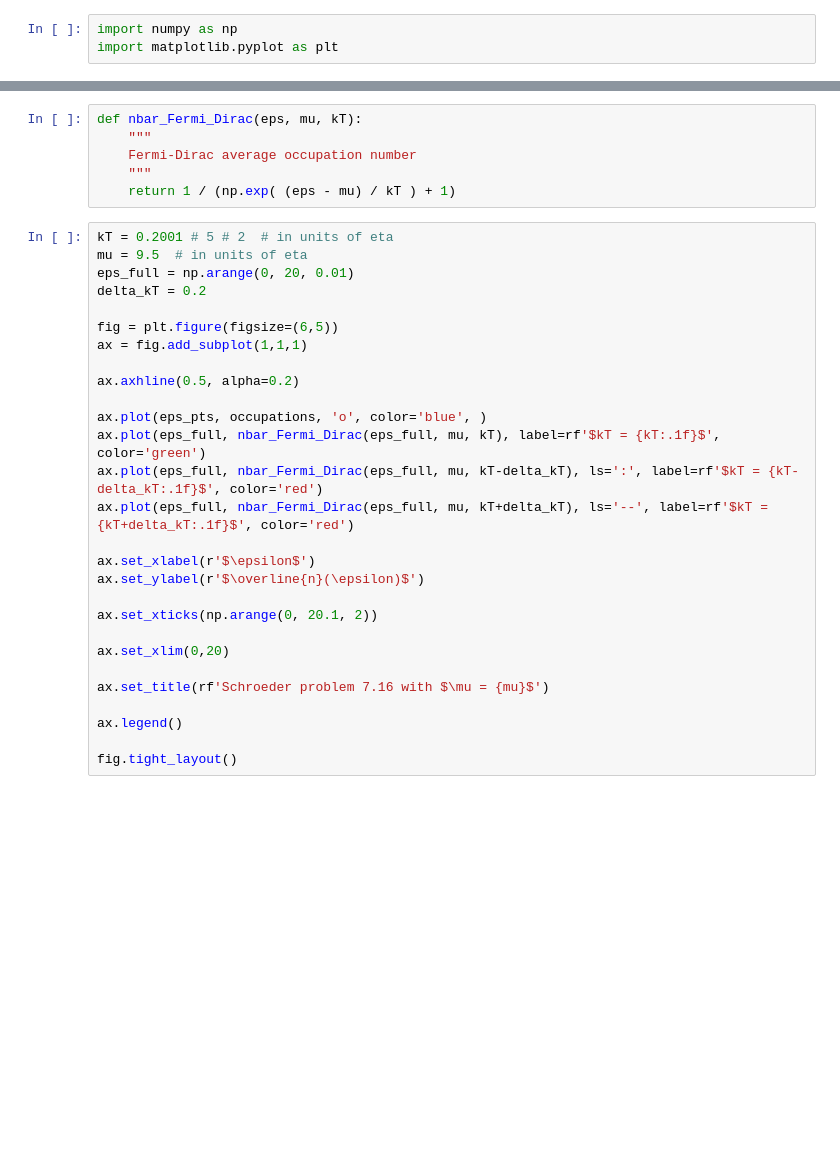
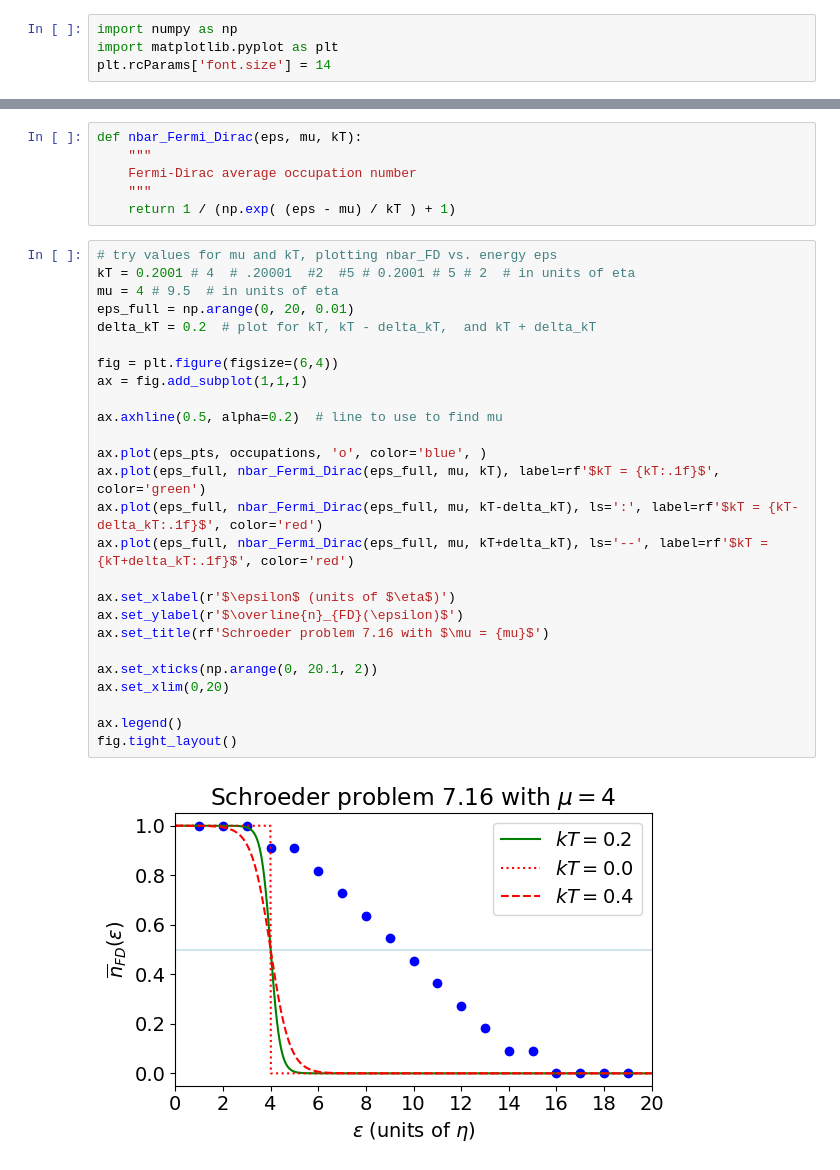
Before and after one commit to furnstahl/Physics-5600, a Jupyter notebook: Schroeder_problem_7p16.ipynb, the cells around one changed output, grey strips where cells are left out. Cells and saved outputs as stored; diff of their text form; blank space fills up the shorter version.

```diff
--- a/Schroeder_problem_7p16.ipynb
+++ b/Schroeder_problem_7p16.ipynb
@@ -3,4 +30,5 @@
 # %%
 import numpy as np
 import matplotlib.pyplot as plt
+plt.rcParams['font.size'] = 14
 # %%
@@ -14,30 +43,30 @@ def nbar_Fermi_Dirac(eps, mu, kT):
     """
     return 1 / (np.exp( (eps - mu) / kT ) + 1)
 # %%
-kT = 0.2001 # 5 # 2  # in units of eta
-mu = 9.5  # in units of eta
+# try values for mu and kT, plotting nbar_FD vs. energy eps
+kT = 0.2001 # 4  # .20001  #2  #5 # 0.2001 # 5 # 2  # in units of eta
+mu = 4 # 9.5  # in units of eta
 eps_full = np.arange(0, 20, 0.01)
-delta_kT = 0.2
+delta_kT = 0.2  # plot for kT, kT - delta_kT,  and kT + delta_kT
 
-fig = plt.figure(figsize=(6,5))
+fig = plt.figure(figsize=(6,4))
 ax = fig.add_subplot(1,1,1)
 
-ax.axhline(0.5, alpha=0.2)
+ax.axhline(0.5, alpha=0.2)  # line to use to find mu
 
 ax.plot(eps_pts, occupations, 'o', color='blue', )
 ax.plot(eps_full, nbar_Fermi_Dirac(eps_full, mu, kT), label=rf'$kT = {kT:.1f}$', color='green')
 ax.plot(eps_full, nbar_Fermi_Dirac(eps_full, mu, kT-delta_kT), ls=':', label=rf'$kT = {kT-delta_kT:.1f}$', color='red')
 ax.plot(eps_full, nbar_Fermi_Dirac(eps_full, mu, kT+delta_kT), ls='--', label=rf'$kT = {kT+delta_kT:.1f}$', color='red')
 
-ax.set_xlabel(r'$\epsilon$')
-ax.set_ylabel(r'$\overline{n}(\epsilon)$')
+ax.set_xlabel(r'$\epsilon$ (units of $\eta$)')
+ax.set_ylabel(r'$\overline{n}_{FD}(\epsilon)$')
+ax.set_title(rf'Schroeder problem 7.16 with $\mu = {mu}$')
 
 ax.set_xticks(np.arange(0, 20.1, 2))
-
 ax.set_xlim(0,20)
 
-ax.set_title(rf'Schroeder problem 7.16 with $\mu = {mu}$')
-
 ax.legend()
-
 fig.tight_layout()
+# %% [output]
+[figure, added]
```
Also changed, not shown: parts of 2 cells of this notebook.
